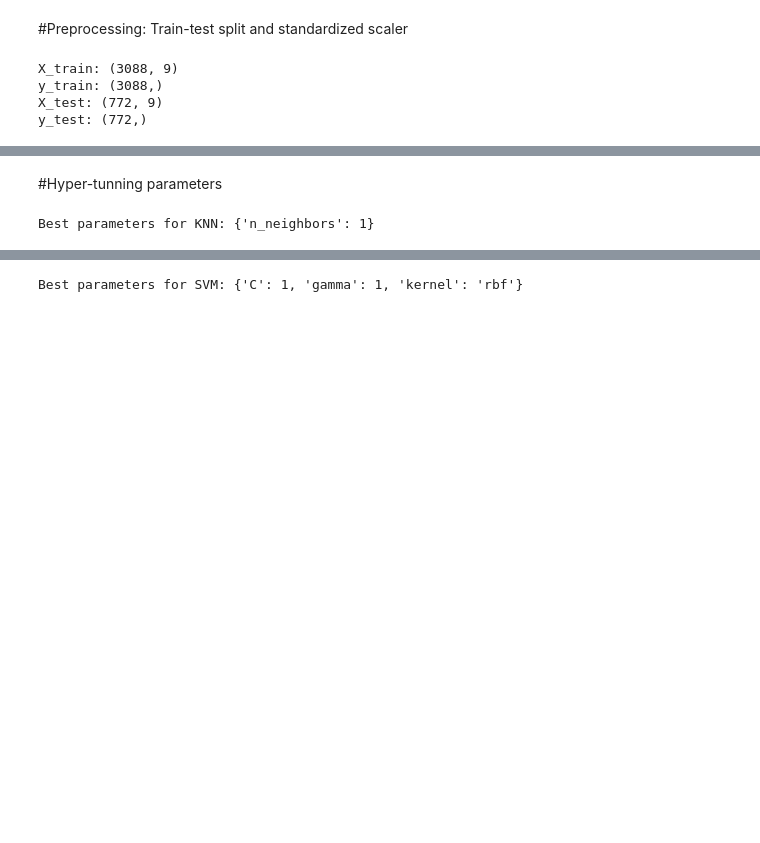
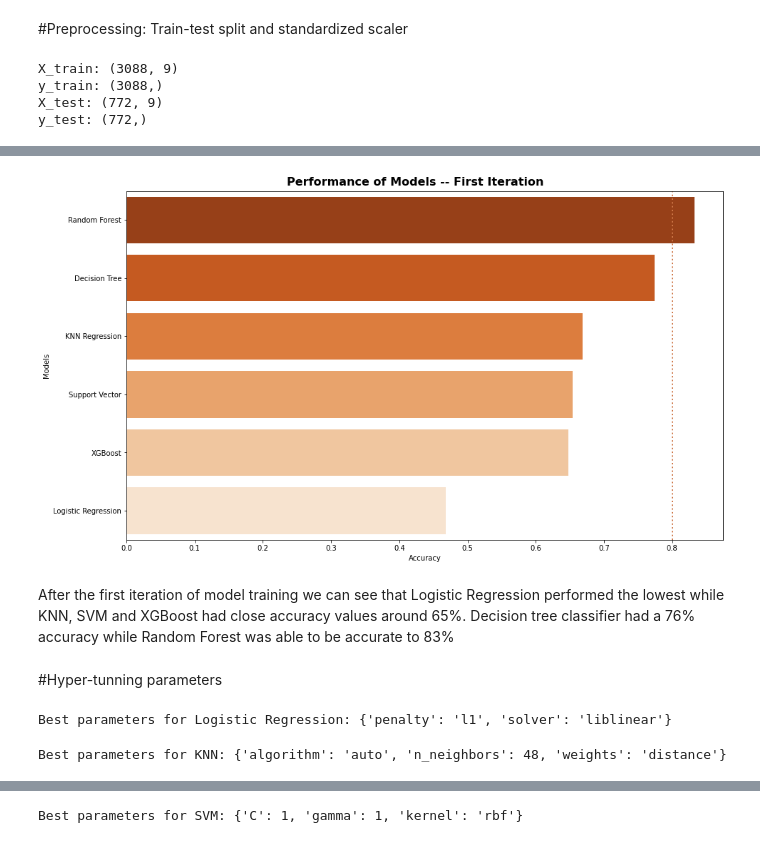
Before and after one commit to annsam0115/Water-Classification-Capstone-Project, a Jupyter notebook: CIND820_CapstoneProject_ASAM.ipynb, the cells around one changed output, grey strips where cells are left out. Drawn from its saved outputs; the diff is of its cells as text; code cells hidden in the pictures; blank space fills up the shorter version.

```diff
--- a/CIND820_CapstoneProject_ASAM.ipynb
+++ b/CIND820_CapstoneProject_ASAM.ipynb
@@ -439,0 +546,8 @@ y_test: (772,)
+# %%
+RFTree = RandomForestClassifier()
+RFTree.fit(X_train, y_train)
+RFTree_pred = RFTree.predict(X_test)
+RFTree_acc = accuracy_score(y_test, RFTree_pred)
+RFTree_precision = precision_score(y_test, RFTree_pred)
+RFTree_recall = recall_score(y_test, RFTree_pred)
+RFTree_f1 = f1_score(y_test, RFTree_pred)
@@ -439,0 +571,8 @@ y_test: (772,)
+# %%
+SVM = SVC()
+SVM.fit(X_train, y_train)
+SVM_pred = SVM.predict(X_test)
+SVM_acc = accuracy_score(y_test, SVM_pred)
+SVM_precision = precision_score(y_test, SVM_pred)
+SVM_recall = recall_score(y_test, SVM_pred)
+SVM_f1 = f1_score(y_test, SVM_pred)
@@ -439,0 +596,8 @@ y_test: (772,)
+# %%
+XGB = XGBClassifier()
+XGB.fit(X_train, y_train)
+XGB_pred = XGB.predict(X_test)
+XGB_acc = accuracy_score(y_test, XGB_pred)
+XGB_precision = precision_score(y_test, XGB_pred)
+XGB_recall = recall_score(y_test, XGB_pred)
+XGB_f1 = f1_score(y_test, XGB_pred)
@@ -440,2 +638,21 @@ y_test: (772,)
+# %%
+fig = plt.figure(figsize=(15,9))
+
+ax = sns.barplot(data=models,
+                 y='Model',
+                 x='Accuracy',
+                 palette = 'Oranges_r')
+
+ax.figure.suptitle('Performance of Models -- First Iteration',y=0.91, size = 16, color = 'black', weight='bold');
+
+plt.xlabel('Accuracy')
+plt.ylabel('Models')
+plt.axvline(x = 0.8, ymin = 0, ymax = 1,
+            linewidth = 2, linestyle =":",
+            color ='#cf7849');
+# %% [output]
+[figure, added]
+# %% [markdown]
+After the first iteration of model training we can see that Logistic Regression performed the lowest while KNN, SVM and XGBoost had close accuracy values around 65%. Decision tree classifier had a 76% accuracy while Random Forest was able to be accurate to 83%
 # %% [markdown]
 #Hyper-tunning parameters
@@ -456,13 +665,20 @@ dt = DecisionTreeClassifier()
 rf = RandomForestClassifier()
 svc = SVC()
 xgb =XGBClassifier(eval_metric = 'logloss', use_label_encoder=False)
+# %%
+para_lgr = {'solver':['newton-cg', 'lbfgs', 'sag', 'saga', 'liblinear'], 'penalty': ['l1', 'l2', 'elasticnet', 'none']}
+grid_lgr = GridSearchCV(lgr, param_grid=para_lgr, cv=5)
+grid_lgr.fit(X_train, y_train)
+print("Best parameters for Logistic Regression:", grid_lgr.best_params_)
+# %% [output]
+Best parameters for Logistic Regression: {'penalty': 'l1', 'solver': 'liblinear'}
 # %%
-para_knn = {'n_neighbors':np.arange(1, 50)}
+para_knn = {'n_neighbors':np.arange(1, 50), 'weights': ['uniform', 'distance'], 'algorithm': ['auto', 'ball_tree', 'kd_tree', 'brute']}
 grid_knn = GridSearchCV(knn, param_grid=para_knn, cv=5)
 grid_knn.fit(X_train, y_train)
 print("Best parameters for KNN:", grid_knn.best_params_)
 # %% [output]
-Best parameters for KNN: {'n_neighbors': 1}
+Best parameters for KNN: {'algorithm': 'auto', 'n_neighbors': 48, 'weights': 'distance'}
 # %%
 para_dt = {'criterion':['gini','entropy'],'max_depth':np.arange(1, 50), 'min_samples_leaf':[1,2,4,5,10,20,30,40,80,100]}
 grid_dt = GridSearchCV(dt, param_grid=para_dt, cv=5)
```
Also changed, not shown: parts of 96 cells of this notebook.
